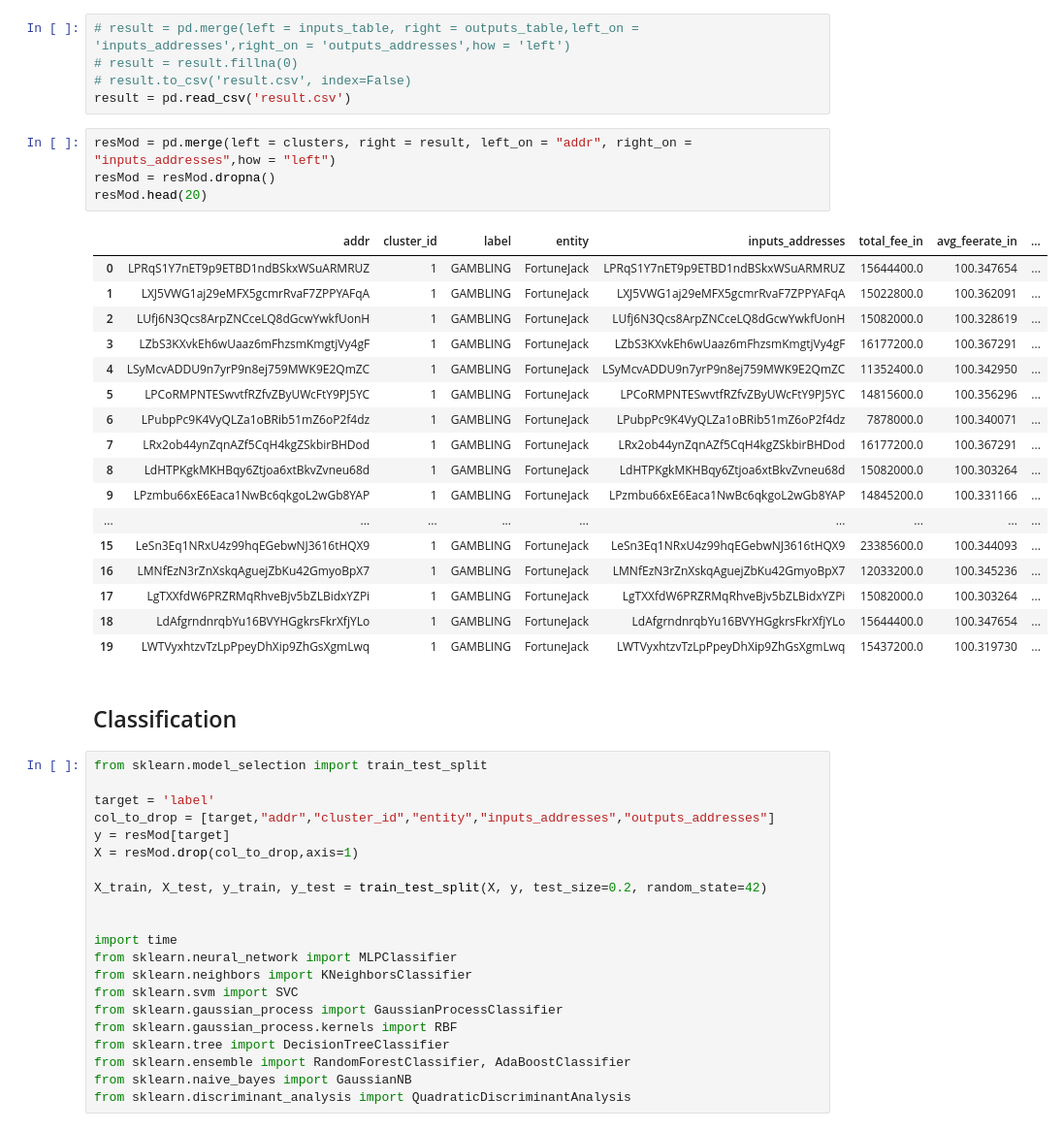
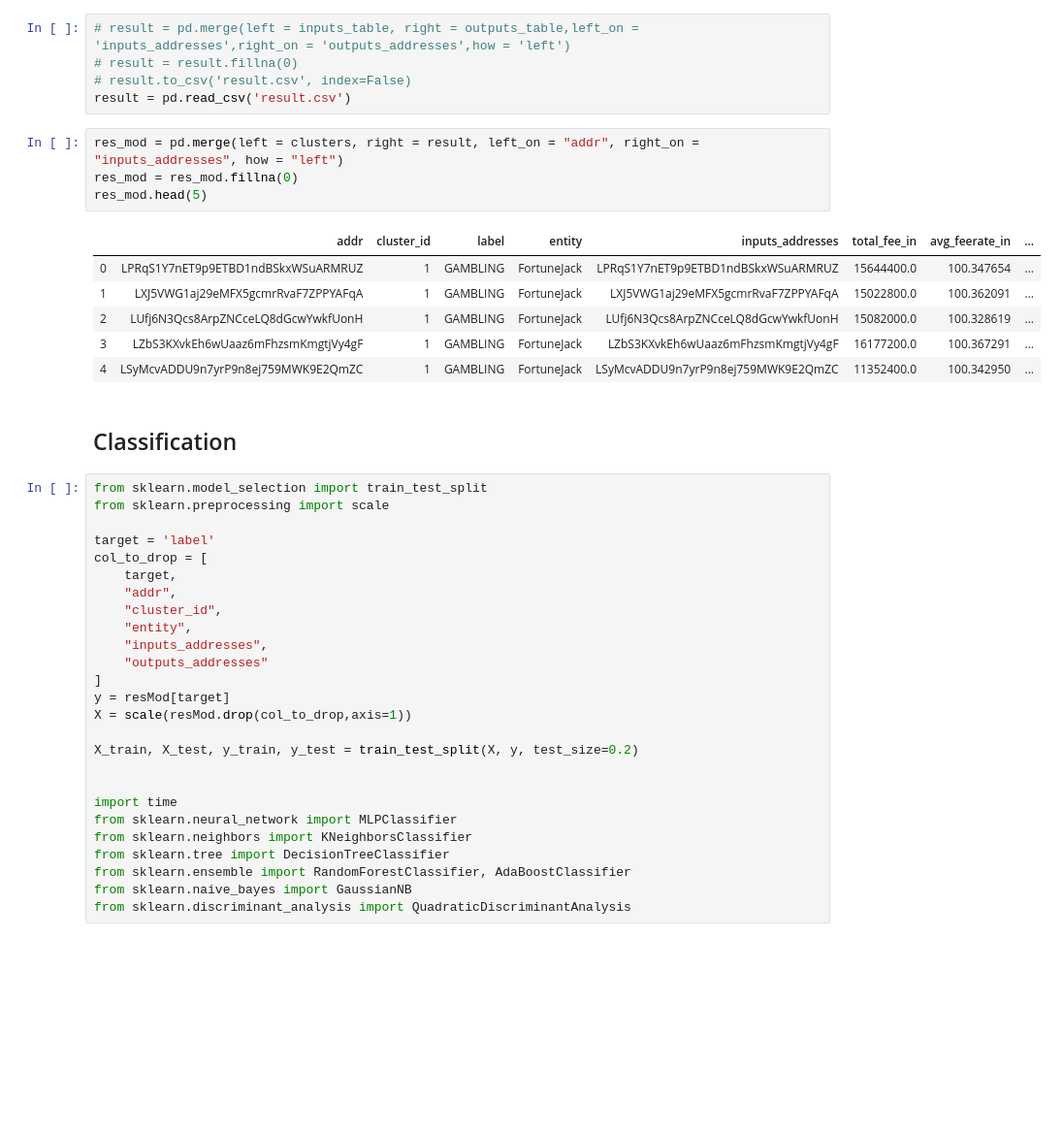
Before and after one commit to fakecoinbase/suchak1slashltc_addr_clf, a Jupyter notebook: litecoin.ipynb, the cells around one changed output. Shown: that part at 97% size. Saved outputs shown, nothing was run; the diff lists cells and outputs as text; blank space fills up the shorter version.

```diff
--- a/litecoin.ipynb
+++ b/litecoin.ipynb
@@ -274,46 +274,40 @@ def feature_const_out(x):
 # result.to_csv('result.csv', index=False)
 result = pd.read_csv('result.csv')
 # %%
-resMod = pd.merge(left = clusters, right = result, left_on = "addr", right_on = "inputs_addresses",how = "left")
-resMod = resMod.dropna()
-resMod.head(20)
+res_mod = pd.merge(left = clusters, right = result, left_on = "addr", right_on = "inputs_addresses", how = "left")
+res_mod = res_mod.fillna(0)
+res_mod.head(5)
 # %% [output]
 |  | addr | cluster_id | label | entity | inputs_addresses | total_fee_in | avg_feerate_in | ... |
 | 0 | LPRqS1Y7nET9p9ETBD1ndBSkxWSuARMRUZ | 1 | GAMBLING | FortuneJack | LPRqS1Y7nET9p9ETBD1ndBSkxWSuARMRUZ | 15644400.0 | 100.347654 | ... |
 | 1 | LXJ5VWG1aj29eMFX5gcmrRvaF7ZPPYAFqA | 1 | GAMBLING | FortuneJack | LXJ5VWG1aj29eMFX5gcmrRvaF7ZPPYAFqA | 15022800.0 | 100.362091 | ... |
 | 2 | LUfj6N3Qcs8ArpZNCceLQ8dGcwYwkfUonH | 1 | GAMBLING | FortuneJack | LUfj6N3Qcs8ArpZNCceLQ8dGcwYwkfUonH | 15082000.0 | 100.328619 | ... |
 | 3 | LZbS3KXvkEh6wUaaz6mFhzsmKmgtjVy4gF | 1 | GAMBLING | FortuneJack | LZbS3KXvkEh6wUaaz6mFhzsmKmgtjVy4gF | 16177200.0 | 100.367291 | ... |
 | 4 | LSyMcvADDU9n7yrP9n8ej759MWK9E2QmZC | 1 | GAMBLING | FortuneJack | LSyMcvADDU9n7yrP9n8ej759MWK9E2QmZC | 11352400.0 | 100.342950 | ... |
-| 5 | LPCoRMPNTESwvtfRZfvZByUWcFtY9PJ5YC | 1 | GAMBLING | FortuneJack | LPCoRMPNTESwvtfRZfvZByUWcFtY9PJ5YC | 14815600.0 | 100.356296 | ... |
-| 6 | LPubpPc9K4VyQLZa1oBRib51mZ6oP2f4dz | 1 | GAMBLING | FortuneJack | LPubpPc9K4VyQLZa1oBRib51mZ6oP2f4dz | 7878000.0 | 100.340071 | ... |
-| 7 | LRx2ob44ynZqnAZf5CqH4kgZSkbirBHDod | 1 | GAMBLING | FortuneJack | LRx2ob44ynZqnAZf5CqH4kgZSkbirBHDod | 16177200.0 | 100.367291 | ... |
-| 8 | LdHTPKgkMKHBqy6Ztjoa6xtBkvZvneu68d | 1 | GAMBLING | FortuneJack | LdHTPKgkMKHBqy6Ztjoa6xtBkvZvneu68d | 15082000.0 | 100.303264 | ... |
-| 9 | LPzmbu66xE6Eaca1NwBc6qkgoL2wGb8YAP | 1 | GAMBLING | FortuneJack | LPzmbu66xE6Eaca1NwBc6qkgoL2wGb8YAP | 14845200.0 | 100.331166 | ... |
-| ... | ... | ... | ... | ... | ... | ... | ... | ... |
-| 15 | LeSn3Eq1NRxU4z99hqEGebwNJ3616tHQX9 | 1 | GAMBLING | FortuneJack | LeSn3Eq1NRxU4z99hqEGebwNJ3616tHQX9 | 23385600.0 | 100.344093 | ... |
-| 16 | LMNfEzN3rZnXskqAguejZbKu42GmyoBpX7 | 1 | GAMBLING | FortuneJack | LMNfEzN3rZnXskqAguejZbKu42GmyoBpX7 | 12033200.0 | 100.345236 | ... |
-| 17 | LgTXXfdW6PRZRMqRhveBjv5bZLBidxYZPi | 1 | GAMBLING | FortuneJack | LgTXXfdW6PRZRMqRhveBjv5bZLBidxYZPi | 15082000.0 | 100.303264 | ... |
-| 18 | LdAfgrndnrqbYu16BVYHGgkrsFkrXfjYLo | 1 | GAMBLING | FortuneJack | LdAfgrndnrqbYu16BVYHGgkrsFkrXfjYLo | 15644400.0 | 100.347654 | ... |
-| 19 | LWTVyxhtzvTzLpPpeyDhXip9ZhGsXgmLwq | 1 | GAMBLING | FortuneJack | LWTVyxhtzvTzLpPpeyDhXip9ZhGsXgmLwq | 15437200.0 | 100.319730 | ... |
 # %% [markdown]
 ## Classification
 # %%
 from sklearn.model_selection import train_test_split
+from sklearn.preprocessing import scale
 
 target = 'label'
-col_to_drop = [target,"addr","cluster_id","entity","inputs_addresses","outputs_addresses"]
+col_to_drop = [
+    target,
+    "addr",
+    "cluster_id",
+    "entity",
+    "inputs_addresses",
+    "outputs_addresses"
+]
 y = resMod[target]
-X = resMod.drop(col_to_drop,axis=1)
+X = scale(resMod.drop(col_to_drop,axis=1))
 
-X_train, X_test, y_train, y_test = train_test_split(X, y, test_size=0.2, random_state=42)
+X_train, X_test, y_train, y_test = train_test_split(X, y, test_size=0.2)
 
 
 import time
 from sklearn.neural_network import MLPClassifier
 from sklearn.neighbors import KNeighborsClassifier
-from sklearn.svm import SVC
-from sklearn.gaussian_process import GaussianProcessClassifier
-from sklearn.gaussian_process.kernels import RBF
 from sklearn.tree import DecisionTreeClassifier
 from sklearn.ensemble import RandomForestClassifier, AdaBoostClassifier
 from sklearn.naive_bayes import GaussianNB
```
Also changed, not shown: parts of 6 cells of this notebook.
